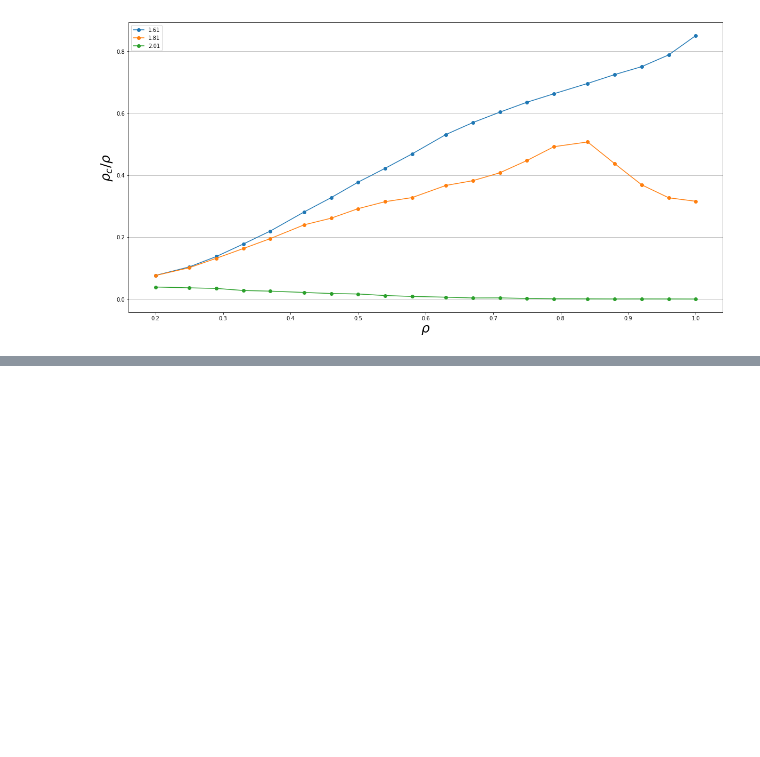
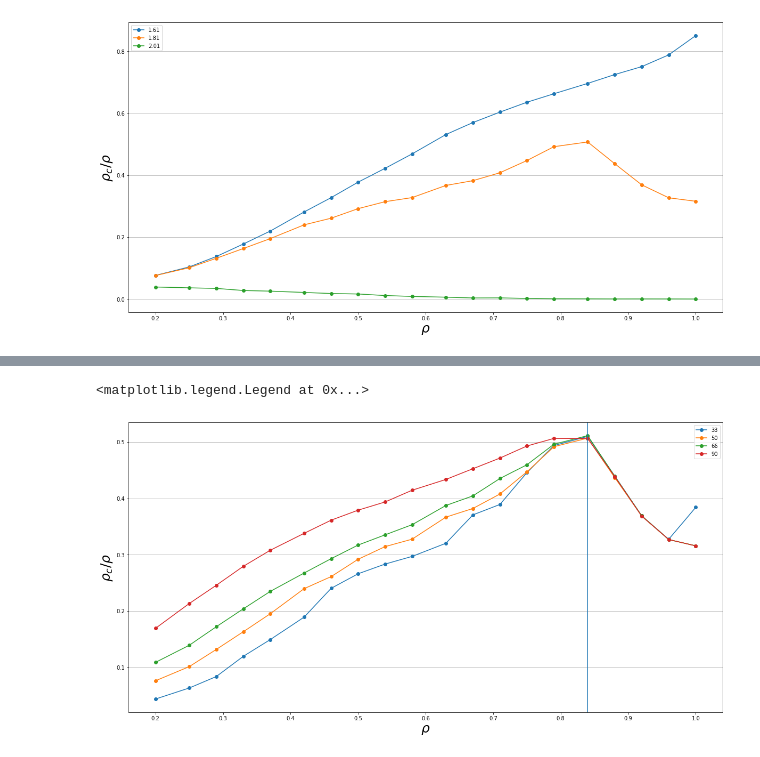
Before and after one commit to bu147/spatial-games-square-grid, a Jupyter notebook: 1.4-1.8.ipynb, the cells around one changed output, grey strips where cells are left out. Cells and saved outputs as stored; diff of their text form; code cells hidden in the pictures; blank space fills up the shorter version.

```diff
--- a/1.4-1.8.ipynb
+++ b/1.4-1.8.ipynb
@@ -87,3 +90,7 @@ ax.legend()
 # %% [output]
 <matplotlib.legend.Legend at 0x...>
 [figure]
+# %%
+maxind=np.argmax(ds[1])
+p_star=(100-offp)[maxind]
+print('критический процент заполненности решётки p* = ', p_star)
@@ -89,0 +103,19 @@ ax.legend()
+# %%
+cps=np.array([33,50,66,90])
+
+ds2=np.zeros((len(cps),len(offp)))
+for i in range(len(cps)):
+    ds2[i]=total_density(size=L, coop_percentage=cps[i], off_percentage=offp, seeds=seeds, burnin=burnin1, evol=evol1, b=bs[1])
+# %%
+fig,ax=plt.subplots(1,1,figsize=(20,10))
+ax.grid(b=True,axis='y')
+for i in range(len(ds2)):
+    ax.plot(1-offp*0.01,ds2[i],'o-',label=cps[i])
+
+ax.axvline(x=.01*p_star)
+ax.set_xlabel('$%s$'%'\\rho',fontsize=25)
+ax.set_ylabel('$%s$'%'\\rho_c/\\rho',fontsize=25)
+ax.legend()
+# %% [output]
+<matplotlib.legend.Legend at 0x...>
+[figure, added]
```
Also changed, not shown: parts of 13 cells of this notebook, 4 other files.
